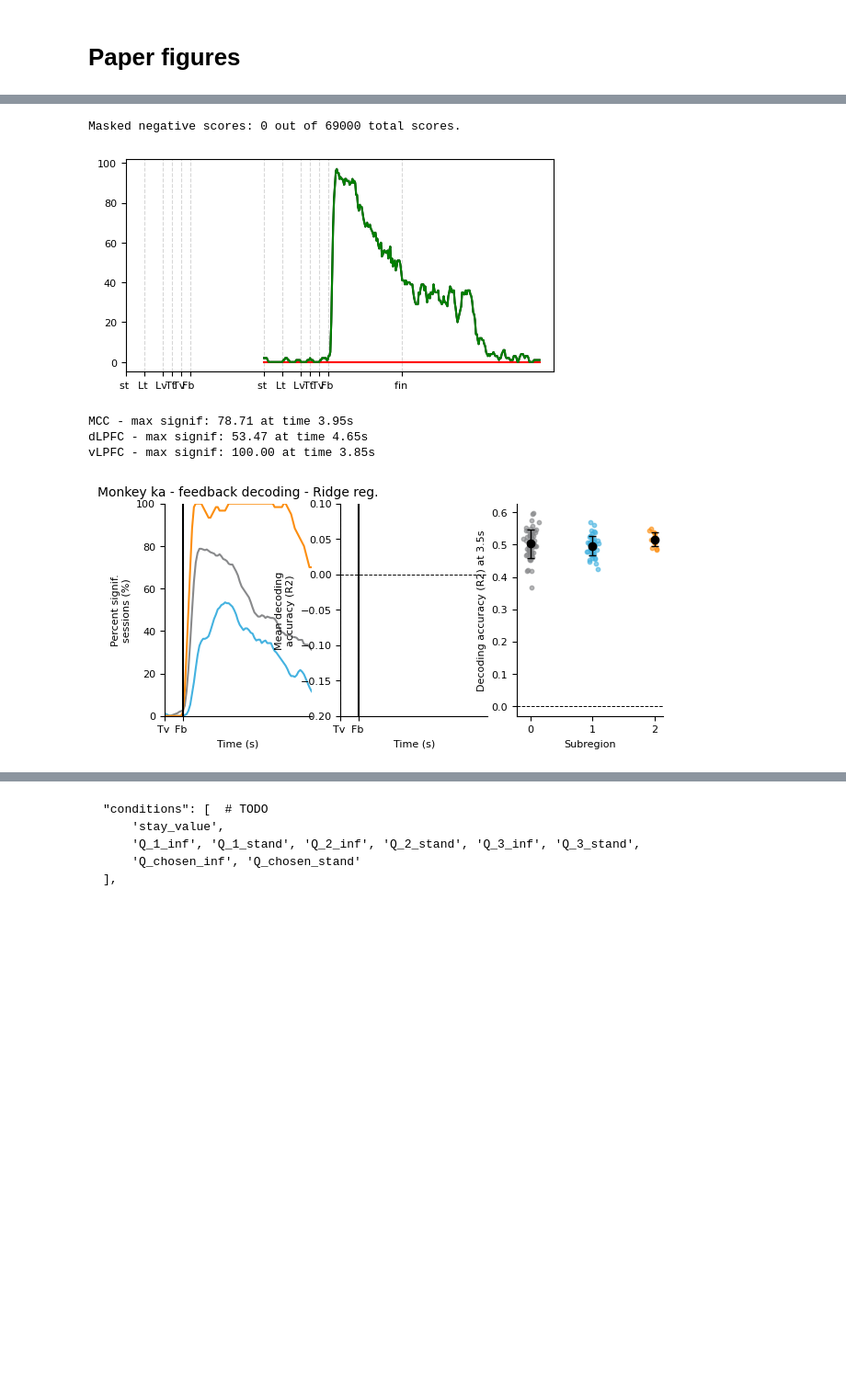
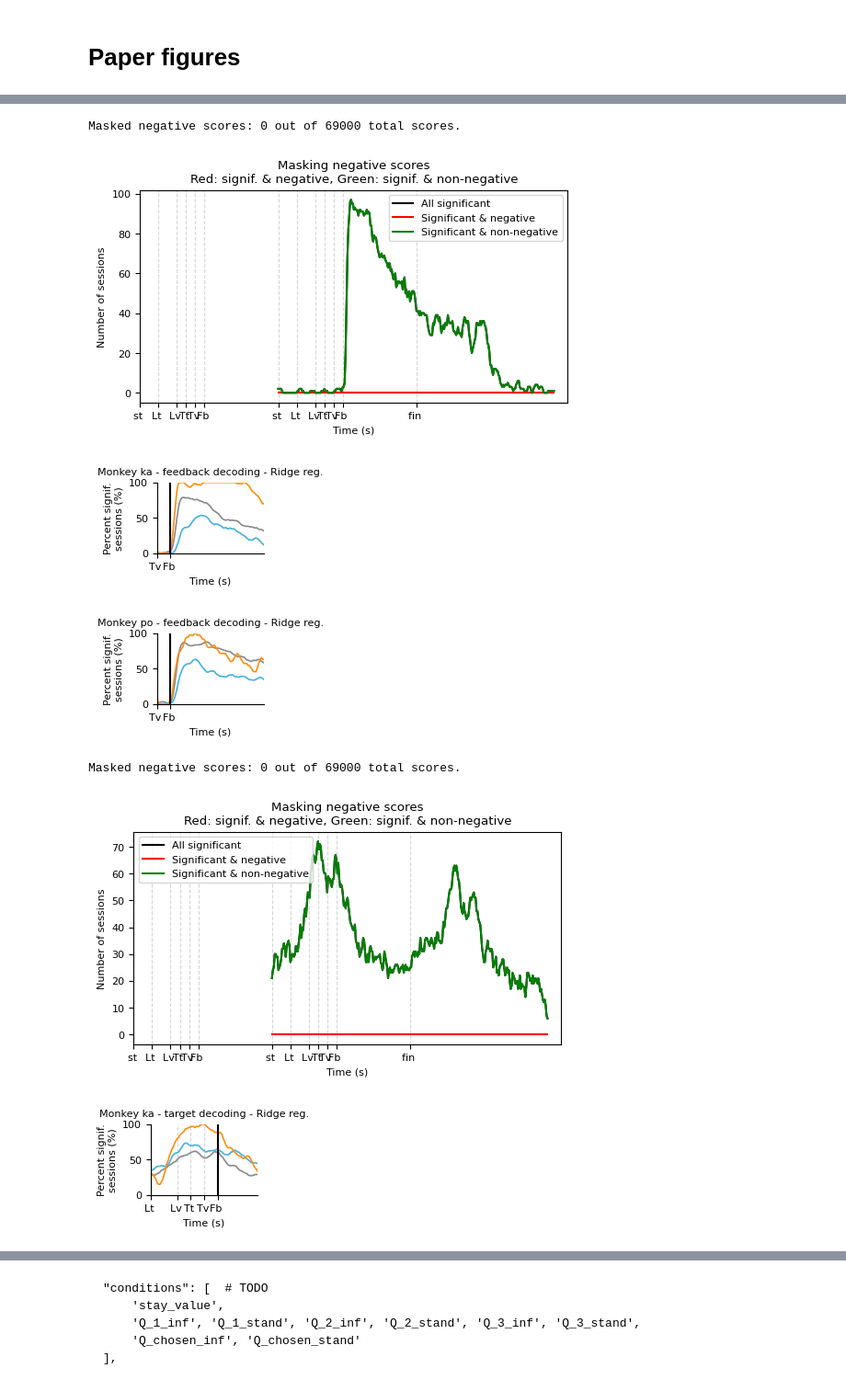
Before and after one commit to ungzs1/popy_05, a Jupyter notebook: notebooks/population_decoding/linear_decoders/eval_decoding.ipynb, the cells around one changed output, grey strips where cells are left out. Shown at 92% size. Drawn from its saved outputs; the diff is of its cells as text; code cells hidden in the pictures; blank space fills up the shorter version.

```diff
--- a/notebooks/population_decoding/linear_decoders/eval_decoding.ipynb
+++ b/notebooks/population_decoding/linear_decoders/eval_decoding.ipynb
@@ -1980,37 +2062,37 @@ for config_name, config in configs.items():
     t_window = config['t_window']
 
     # load results
 
     res = load_decoding_res_new(folder=folder)
     res = add_subareas(res)  # add subareas to the results
     res = res.sel(target=target)  # select target of interest, e.g. feedback or value
 
     # if 'group' in dims and its nan, remove it. if not nan, raise error
     if 'group_target' in res.dims:
         if res.group_target == 'None':
             res = res.mean('group_target')
         else:
             raise ValueError("group_target was used so the plotting method cant handle this.")
 
     # mask significants
     res_target_signifs = mask_N_consecutives(res.pvals <= plim, N=N_consecutives)  # mask N consecutive non-significant bins
     res['if_significant'] = res_target_signifs  # add as new dataarray to the results
     res = mask_negative_scores(res)  # mask negative scores, only for ka monkey
 
     for monkey in np.unique(res.monkey.values):
         res_temp = res.sel(session=res.monkey == monkey)
         title = f'Monkey {monkey} - {target} decoding - Ridge reg.'
-        fig, axs = plot_simple_decoding(res_temp, t_window=t_window, mark_event='Fb', n_extra_trials=n_extra_trials, paper_format=paper_format, title=title, ylim=(0, 100))
-
+        fig, axs = plot_simple_decoding_signif_only(res_temp, t_window=t_window, mark_event='Fb', n_extra_trials=n_extra_trials, title=title, ylim=(0, 100))
         # save the figure
         floc = os.path.join(PATH, 'notebooks', 'population_decoding', 'figs', 'time_resolved_decoders', f'{monkey}_{target}_decoding.svg')
         #plt.savefig(floc, bbox_inches='tight', dpi=300, transparent=True)
         plt.show()
         plt.close()
 # %% [output]
 Masked negative scores: 0 out of 69000 total scores.
-[figure, old version]
+[figure, new version]
+[figure, new version]
+[figure, new version]
-MCC - max signif: 78.71 at time 3.95s
-dLPFC - max signif: 53.47 at time 4.65s
-vLPFC - max signif: 100.00 at time 3.85s
+Masked negative scores: 0 out of 69000 total scores.
-[figure, old version]
+[figure, new version]
+[figure, new version]
```
Also changed, not shown: parts of 11 cells of this notebook, 28 other files.
